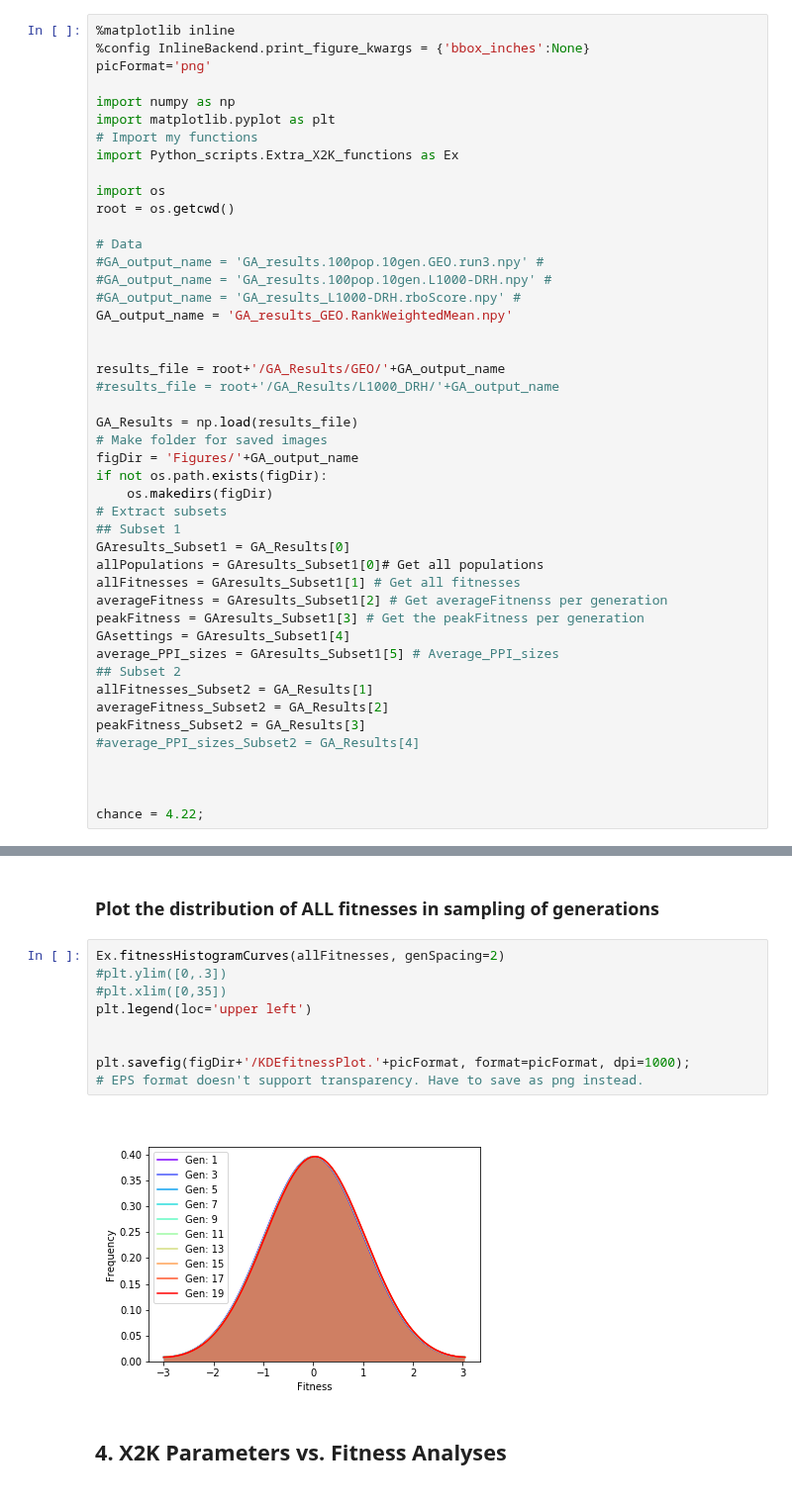
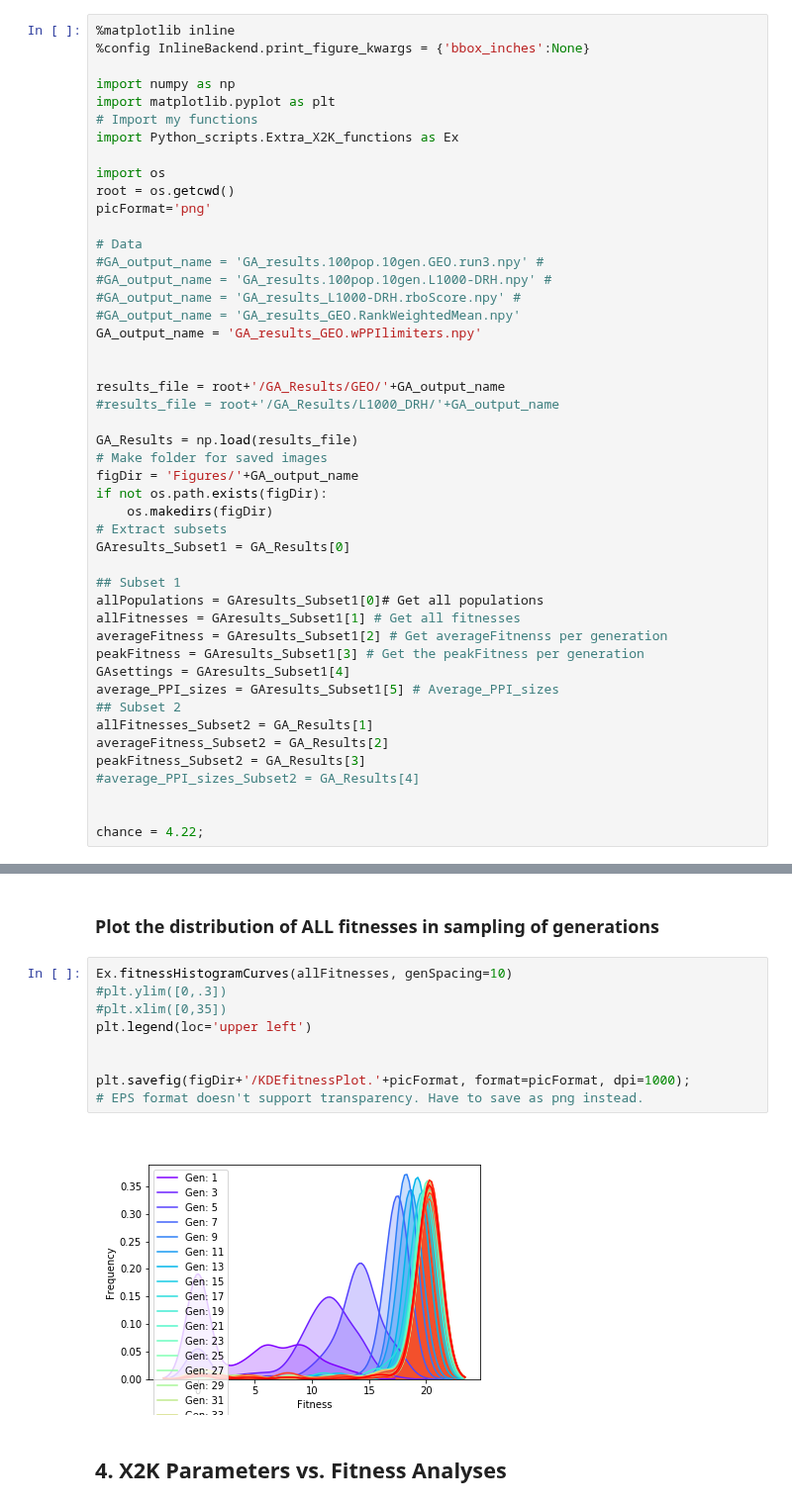
Before and after one commit to MaayanLab/X2K_Genetic_Algorithm, a Jupyter notebook: Python_scripts/GA_Results_Notebook.ipynb, the cells around one changed output, grey strips where cells are left out. Shown at 99% size. Cells and saved outputs as stored; diff of their text form.

```diff
--- a/Python_scripts/GA_Results_Notebook.ipynb
+++ b/Python_scripts/GA_Results_Notebook.ipynb
@@ -5,7 +5,6 @@
 # %%
 %matplotlib inline
 %config InlineBackend.print_figure_kwargs = {'bbox_inches':None}
-picFormat='png'
 
 import numpy as np
 import matplotlib.pyplot as plt
@@ -14,12 +13,14 @@ import Python_scripts.Extra_X2K_functions as Ex
 
 import os
 root = os.getcwd()
+picFormat='png'
 
 # Data
 #GA_output_name = 'GA_results.100pop.10gen.GEO.run3.npy' #
 #GA_output_name = 'GA_results.100pop.10gen.L1000-DRH.npy' #
 #GA_output_name = 'GA_results_L1000-DRH.rboScore.npy' #
-GA_output_name = 'GA_results_GEO.RankWeightedMean.npy'
+#GA_output_name = 'GA_results_GEO.RankWeightedMean.npy'
+GA_output_name = 'GA_results_GEO.wPPIlimiters.npy'
 
 
 results_file = root+'/GA_Results/GEO/'+GA_output_name
@@ -31,8 +32,9 @@ figDir = 'Figures/'+GA_output_name
 if not os.path.exists(figDir):
     os.makedirs(figDir)
 # Extract subsets
+GAresults_Subset1 = GA_Results[0]
+
 ## Subset 1
-GAresults_Subset1 = GA_Results[0]
 allPopulations = GAresults_Subset1[0]# Get all populations
 allFitnesses = GAresults_Subset1[1] # Get all fitnesses
 averageFitness = GAresults_Subset1[2] # Get averageFitnenss per generation
@@ -46,5 +48,4 @@ peakFitness_Subset2 = GA_Results[3]
 #average_PPI_sizes_Subset2 = GA_Results[4]
 
 
-
 chance = 4.22;
@@ -236,16 +218,16 @@ plt.savefig(figDir+'/OverfittingPeak.'+picFormat, format=picFormat, dpi=1000);
 # %% [markdown]
 ### Plot the distribution of ALL fitnesses in sampling of generations
 # %%
-Ex.fitnessHistogramCurves(allFitnesses, genSpacing=2)
+Ex.fitnessHistogramCurves(allFitnesses, genSpacing=10)
 #plt.ylim([0,.3])
 #plt.xlim([0,35])
 plt.legend(loc='upper left')
 
 
 plt.savefig(figDir+'/KDEfitnessPlot.'+picFormat, format=picFormat, dpi=1000);
 # EPS format doesn't support transparency. Have to save as png instead.
 # %% [output]
-[figure, old version]
+[figure, new version]
 # %% [markdown]
 ## __4. X2K Parameters vs. Fitness Analyses__
 # %% [markdown]
```
Also changed, not shown: parts of 7 cells of this notebook, 6 other files.
